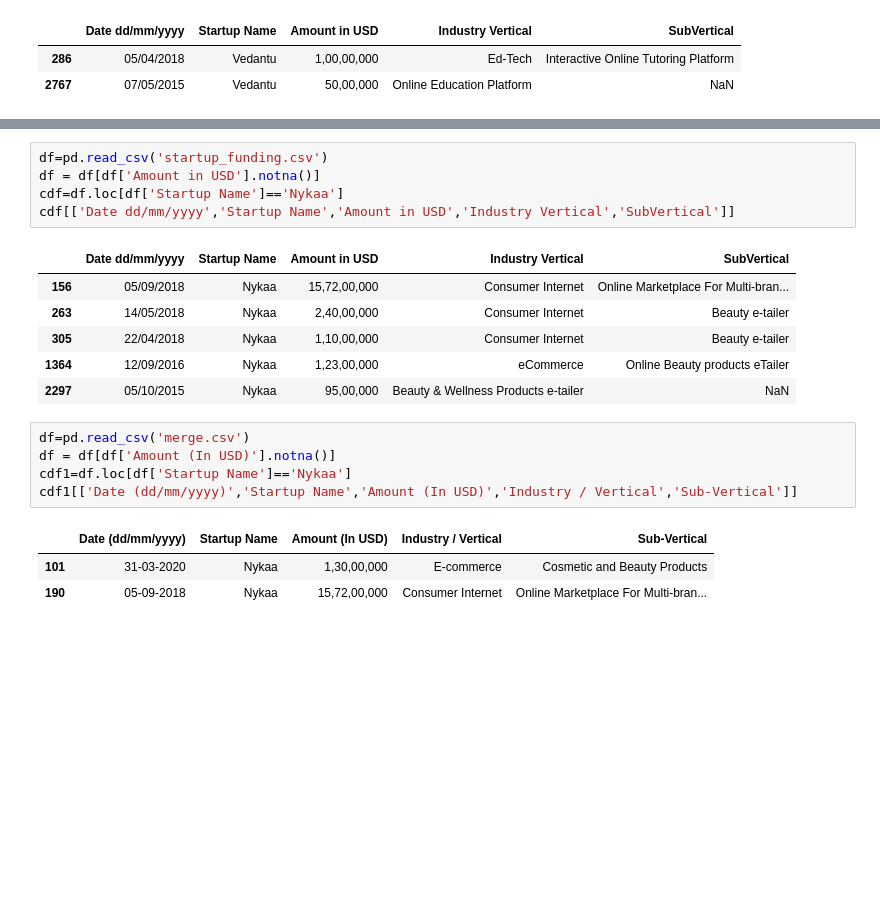
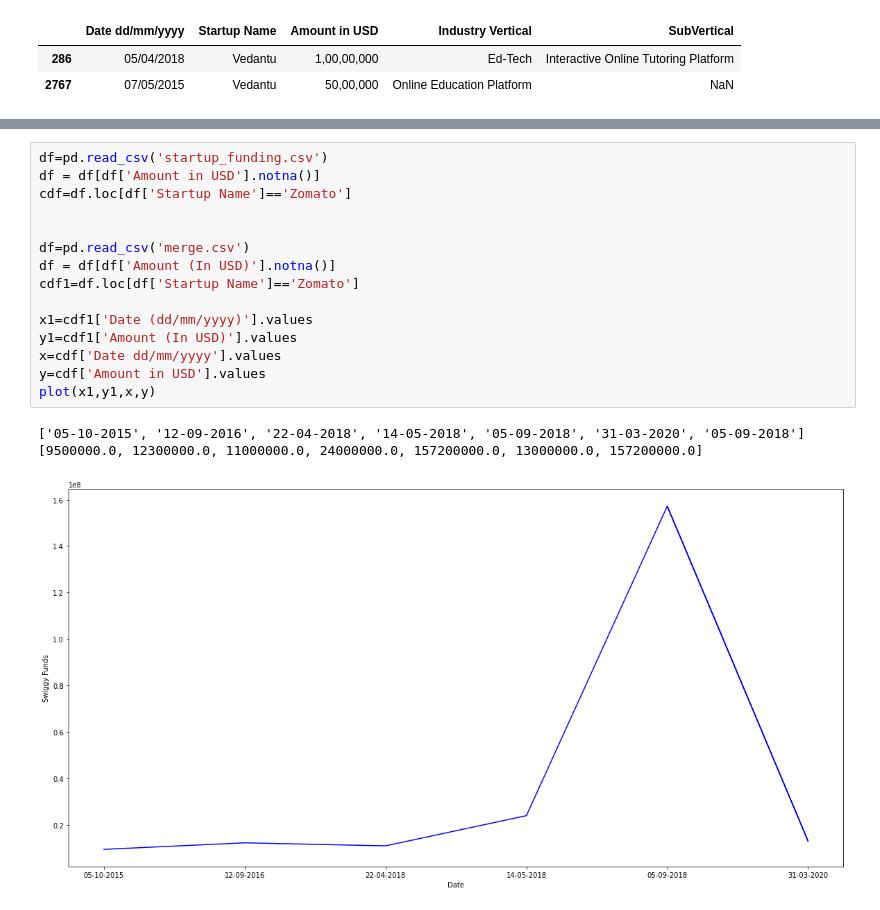
Before and after one commit to rahul9115/internship, a Jupyter notebook: analysis.ipynb, the cells around one changed output, grey strips where cells are left out. Cells and saved outputs as stored; diff of their text form; blank space fills up the shorter version.

```diff
--- a/analysis.ipynb
+++ b/analysis.ipynb
@@ -238,21 +91,18 @@ yo [25000000.0, 60000000.0, 200000000.0, 150000000.0]
 # %%
 df=pd.read_csv('startup_funding.csv')
 df = df[df['Amount in USD'].notna()]
-cdf=df.loc[df['Startup Name']=='Nykaa']
-cdf[['Date dd/mm/yyyy','Startup Name','Amount in USD','Industry Vertical','SubVertical']]
+cdf=df.loc[df['Startup Name']=='Zomato']
+
+
+df=pd.read_csv('merge.csv')
+df = df[df['Amount (In USD)'].notna()]
+cdf1=df.loc[df['Startup Name']=='Zomato']
+
+x1=cdf1['Date (dd/mm/yyyy)'].values
+y1=cdf1['Amount (In USD)'].values
+x=cdf['Date dd/mm/yyyy'].values
+y=cdf['Amount in USD'].values
+plot(x1,y1,x,y)
 # %% [output]
-|  | Date dd/mm/yyyy | Startup Name | Amount in USD | Industry Vertical | SubVertical |
-| 156 | 05/09/2018 | Nykaa | 15,72,00,000 | Consumer Internet | Online Marketplace For Multi-bran... |
-| 263 | 14/05/2018 | Nykaa | 2,40,00,000 | Consumer Internet | Beauty e-tailer |
-| 305 | 22/04/2018 | Nykaa | 1,10,00,000 | Consumer Internet | Beauty e-tailer |
-| 1364 | 12/09/2016 | Nykaa | 1,23,00,000 | eCommerce | Online Beauty products eTailer |
-| 2297 | 05/10/2015 | Nykaa | 95,00,000 | Beauty & Wellness Products e-tailer | NaN |
+['05-10-2015', '12-09-2016', '22-04-2018', '14-05-2018', '05-09-2018', '31-03-2020', '05-09-2018'] [9500000.0, 12300000.0, 11000000.0, 24000000.0, 157200000.0, 13000000.0, 157200000.0]
+[figure, added]
-# %%
-df=pd.read_csv('merge.csv')
-df = df[df['Amount (In USD)'].notna()]
-cdf1=df.loc[df['Startup Name']=='Nykaa']
-cdf1[['Date (dd/mm/yyyy)','Startup Name','Amount (In USD)','Industry / Vertical','Sub-Vertical']]
-# %% [output]
-|  | Date (dd/mm/yyyy) | Startup Name | Amount (In USD) | Industry / Vertical | Sub-Vertical |
-| 101 | 31-03-2020 | Nykaa | 1,30,00,000 | E-commerce | Cosmetic and Beauty Products |
-| 190 | 05-09-2018 | Nykaa | 15,72,00,000 | Consumer Internet | Online Marketplace For Multi-bran... |
```
Also changed, not shown: parts of 10 cells of this notebook.
